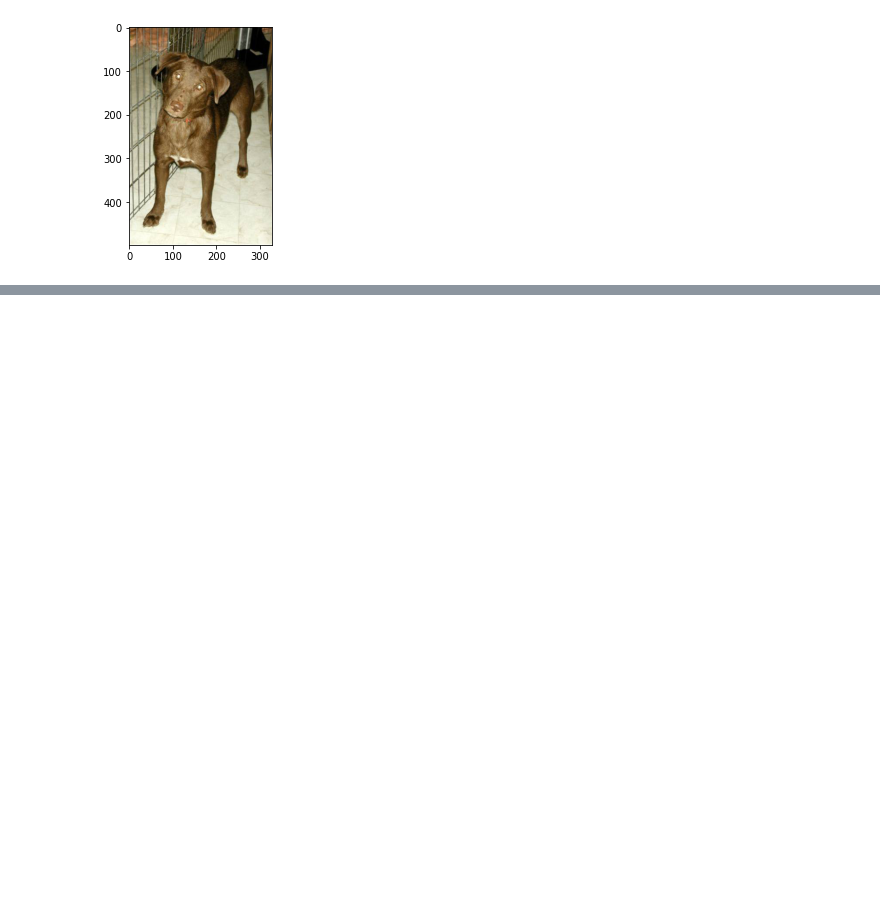
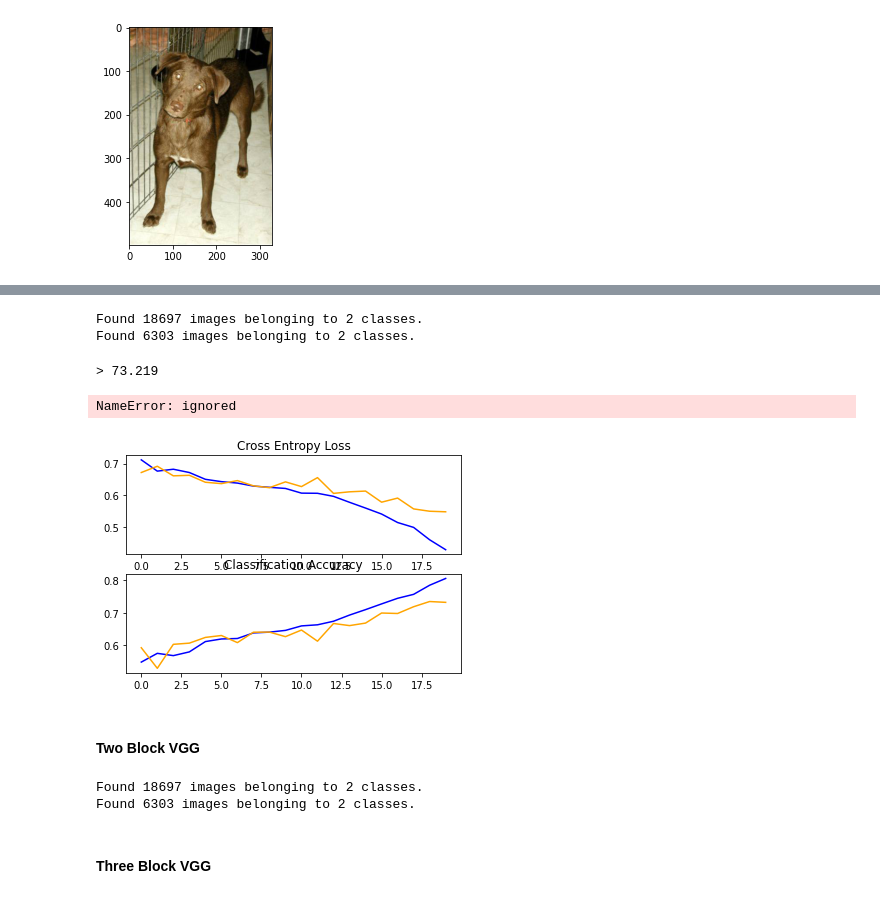
Before and after one commit to erinmcmahon26/Image-Recognizer, a Jupyter notebook: Image_Recognizer.ipynb, the cells around one changed output, grey strips where cells are left out. Drawn from its saved outputs; the diff is of its cells as text; code cells hidden in the pictures; blank space fills up the shorter version.

```diff
--- a/Image_Recognizer.ipynb
+++ b/Image_Recognizer.ipynb
@@ -35,0 +135,43 @@ plt.show()
+# %%
+# define cnn model
+def define_model():
+	model = Sequential()
+	model.add(Conv2D(32, (3, 3), activation='relu', kernel_initializer='he_uniform', padding='same', input_shape=(200, 200, 3)))
+	model.add(MaxPooling2D((2, 2)))
+	model.add(Flatten())
+	model.add(Dense(128, activation='relu', kernel_initializer='he_uniform'))
+	model.add(Dense(1, activation='sigmoid'))
+	# compile model
+	opt = SGD(lr=0.001, momentum=0.9)
+	model.compile(optimizer=opt, loss='binary_crossentropy', metrics=['accuracy'])
+	return model
+# %%
+def summarize_diagnostics(history):
+	# plot loss
+	pyplot.subplot(211)
+	pyplot.title('Cross Entropy Loss')
+	pyplot.plot(history.history['loss'], color='blue', label='train')
+	pyplot.plot(history.history['val_loss'], color='orange', label='test')
+	# plot accuracy
+	pyplot.subplot(212)
+	pyplot.title('Classification Accuracy')
+	pyplot.plot(history.history['accuracy'], color='blue', label='train')
+	pyplot.plot(history.history['val_accuracy'], color='orange', label='test')
+	# save plot to file
+	filename = sys.argv[0].split('/')[-1]
+	pyplot.savefig(filename + '_plot.png')
+	pyplot.close()
+# %%
+def run_test_harness():
+  model = define_model()
+  datagen = ImageDataGenerator(rescale=1.0/255.0)
+  train_it = datagen.flow_from_directory('dataset_dogs_vs_cats/train/',
+		class_mode='binary', batch_size=64, target_size=(200, 200))
+  test_it = datagen.flow_from_directory('dataset_dogs_vs_cats/test/',
+		class_mode='binary', batch_size=64, target_size=(200, 200))
+  history = model.fit_generator(train_it, steps_per_epoch=len(train_it),
+		validation_data=test_it, validation_steps=len(test_it), epochs=20, verbose=0)
+  _, acc = model.evaluate_generator(test_it, steps=len(test_it), verbose=0)
+  print('> %.3f' % (acc * 100.0))
+  summarize_diagnostics(history)
+  return history, model
@@ -35,0 +192,10 @@ plt.show()
+# %%
+run_test_harness()
+# %% [output]
+Found 18697 images belonging to 2 classes.
+Found 6303 images belonging to 2 classes.
+> 73.219
+NameError: ignored
+[figure, added]
+# %% [markdown]
+#### Two Block VGG
@@ -35,0 +217,7 @@ plt.show()
+# %%
+run_test_harness()
+# %% [output]
+Found 18697 images belonging to 2 classes.
+Found 6303 images belonging to 2 classes.
+# %% [markdown]
+#### Three Block VGG
```
Also changed, not shown: parts of 18 cells of this notebook.
